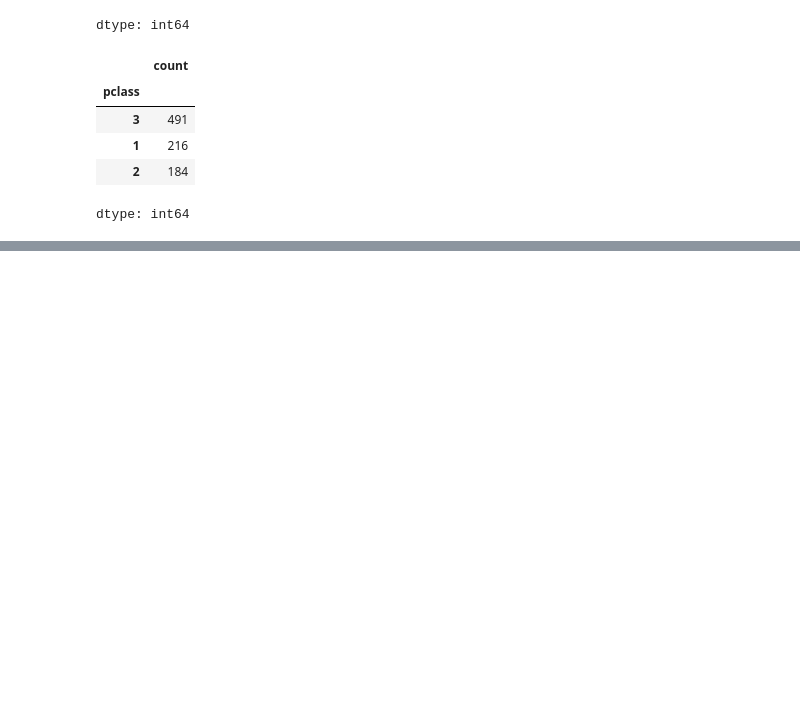
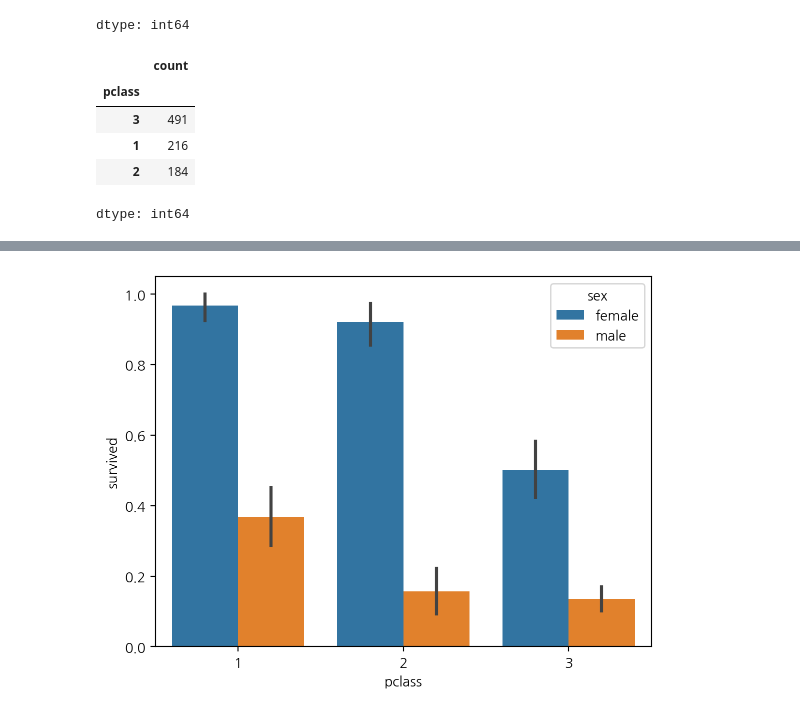
Before and after one commit to sjunc/2025-1-myclass-BDA, a Jupyter notebook: inclass/04w_B_wed_0326_dataframe.ipynb, the cells around one changed output, grey strips where cells are left out. Saved outputs shown, nothing was run; the diff lists cells and outputs as text; code cells hidden in the pictures; blank space fills up the shorter version.

```diff
--- a/inclass/04w_B_wed_0326_dataframe.ipynb
+++ b/inclass/04w_B_wed_0326_dataframe.ipynb
@@ -578,0 +642,4 @@ dtype: int64
+# %%
+sns.barplot(data=titanic, x="pclass", y="survived", hue = "sex");
+# %% [output]
+[figure, added]
```
Also changed, not shown: parts of 89 cells of this notebook.
